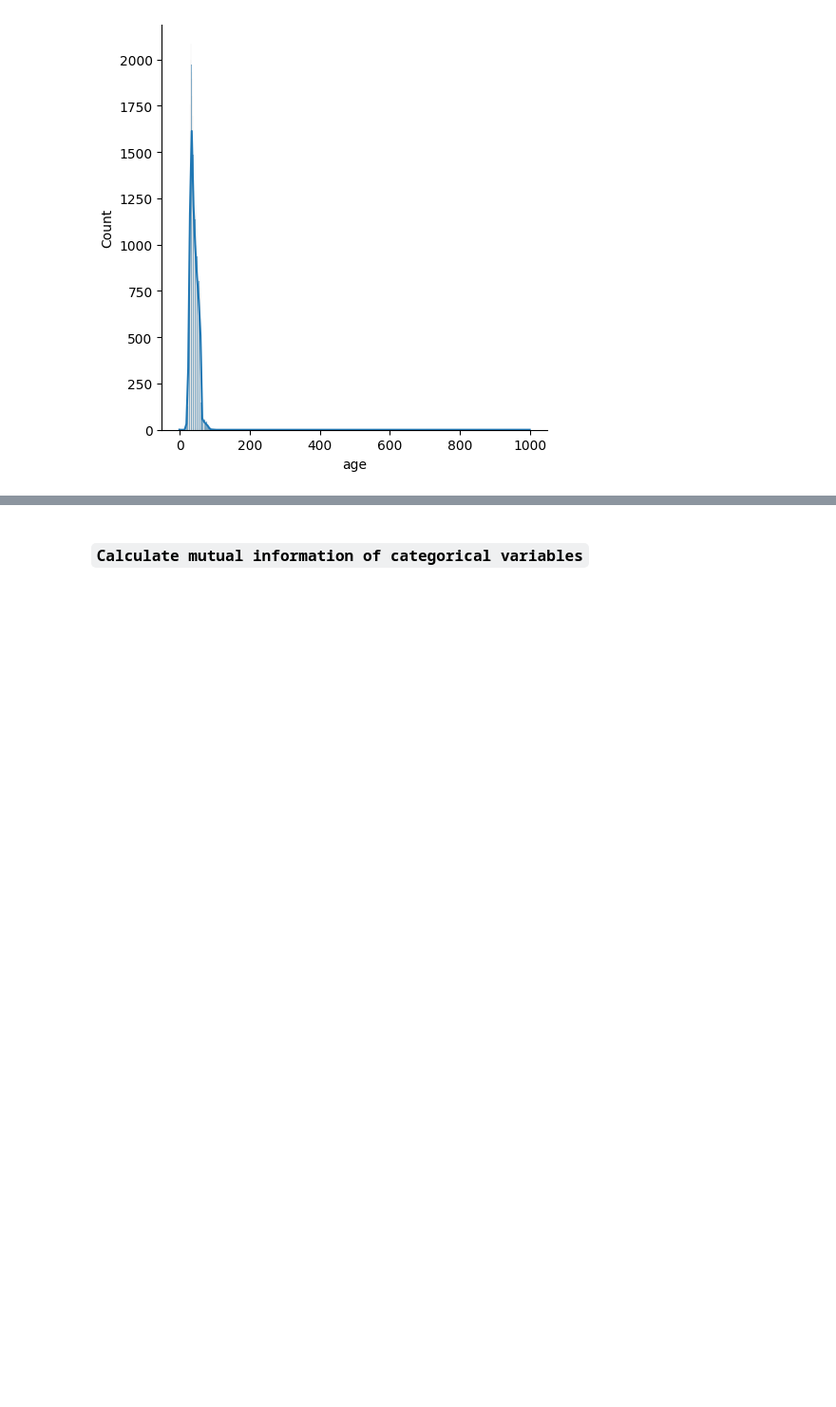
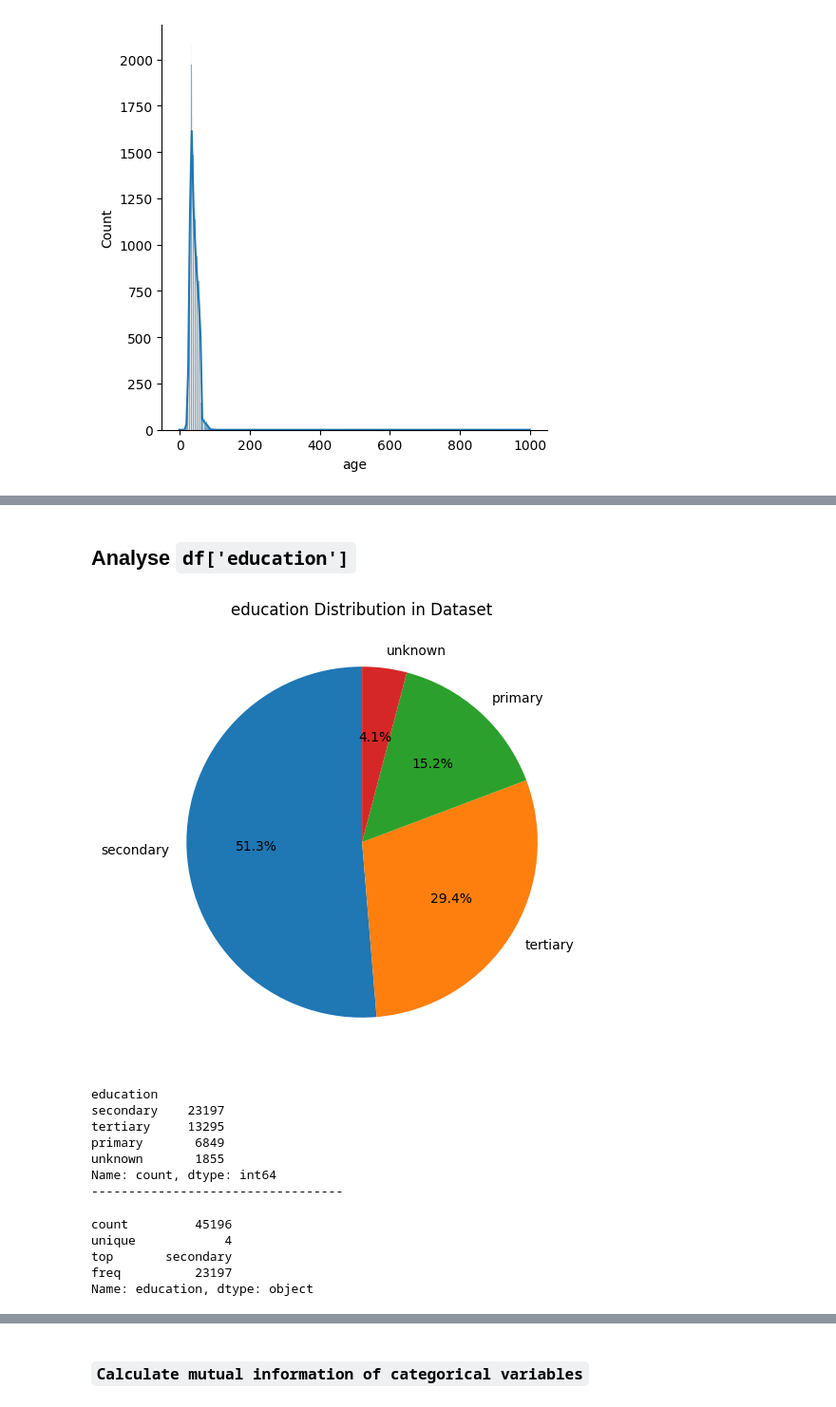
Before and after one commit to rmnchopra91/ml-zoomcamp, a Jupyter notebook: homework/2023/07-Project/notebook.ipynb, the cells around one changed output, grey strips where cells are left out. Shown at 95% size. Drawn from its saved outputs; the diff is of its cells as text; code cells hidden in the pictures; blank space fills up the shorter version.

```diff
--- a/homework/2023/07-Project/notebook.ipynb
+++ b/homework/2023/07-Project/notebook.ipynb
@@ -89,0 +188,27 @@ sns.displot(df.age, kde=True)
+# %% [markdown]
+## Analyse `df['education']`
+# %%
+education_count = df['education'].value_counts()
+plt.figure(figsize=(8,6))
+plt.pie(education_count, labels=education_count.index, startangle=90, autopct='%1.1f%%',)
+
+plt.title('education Distribution in Dataset')
+plt.show()
+
+print(f"{df['education'].value_counts()}")
+print("----------------------------------")
+df['education'].describe()
+# %% [output]
+[figure, added]
+education
+secondary    23197
+tertiary     13295
+primary       6849
+unknown       1855
+Name: count, dtype: int64
+----------------------------------
+count         45196
+unique            4
+top       secondary
+freq          23197
+Name: education, dtype: object
```
Also changed, not shown: parts of 49 cells of this notebook, 9 other files.
